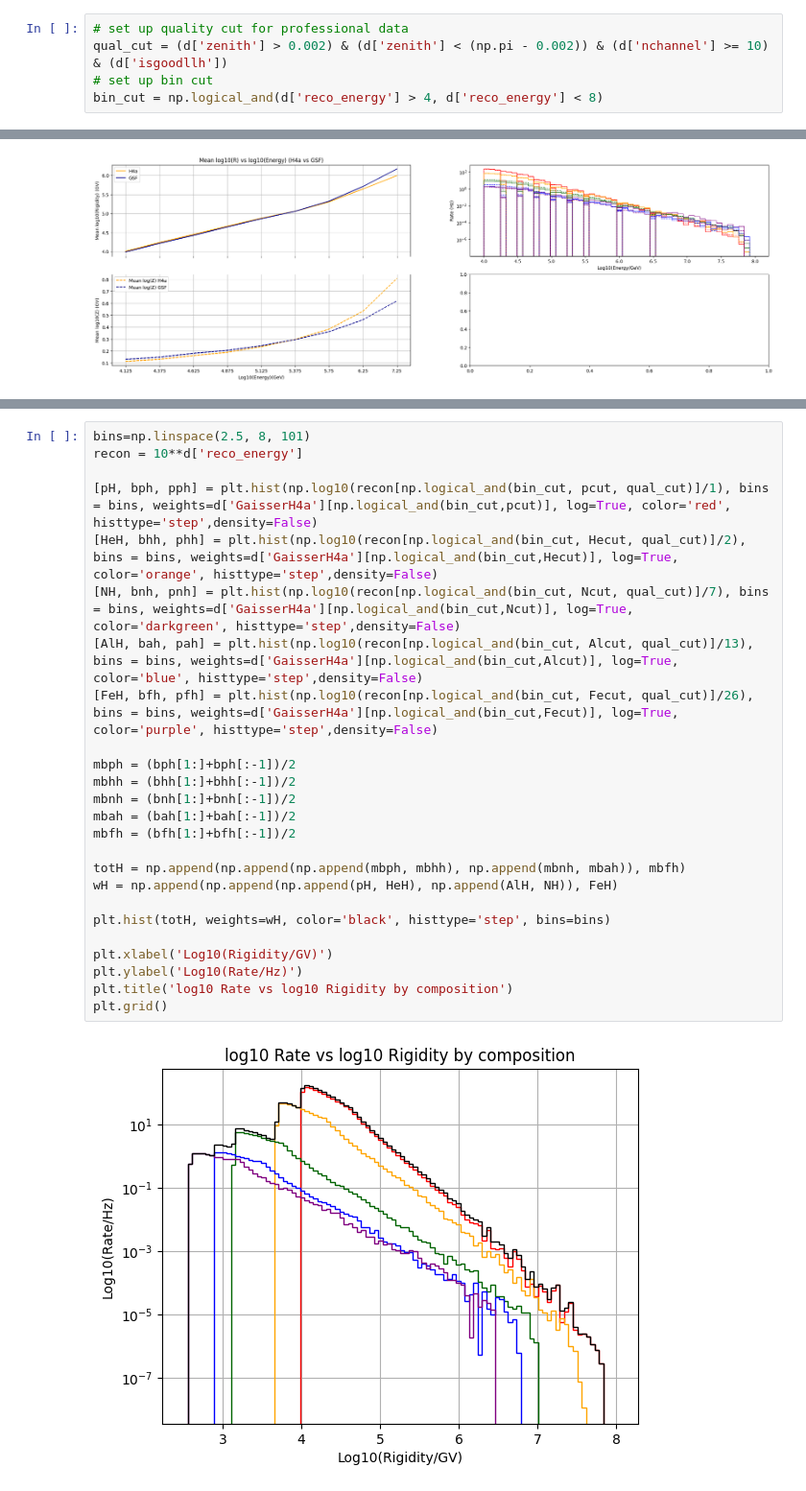
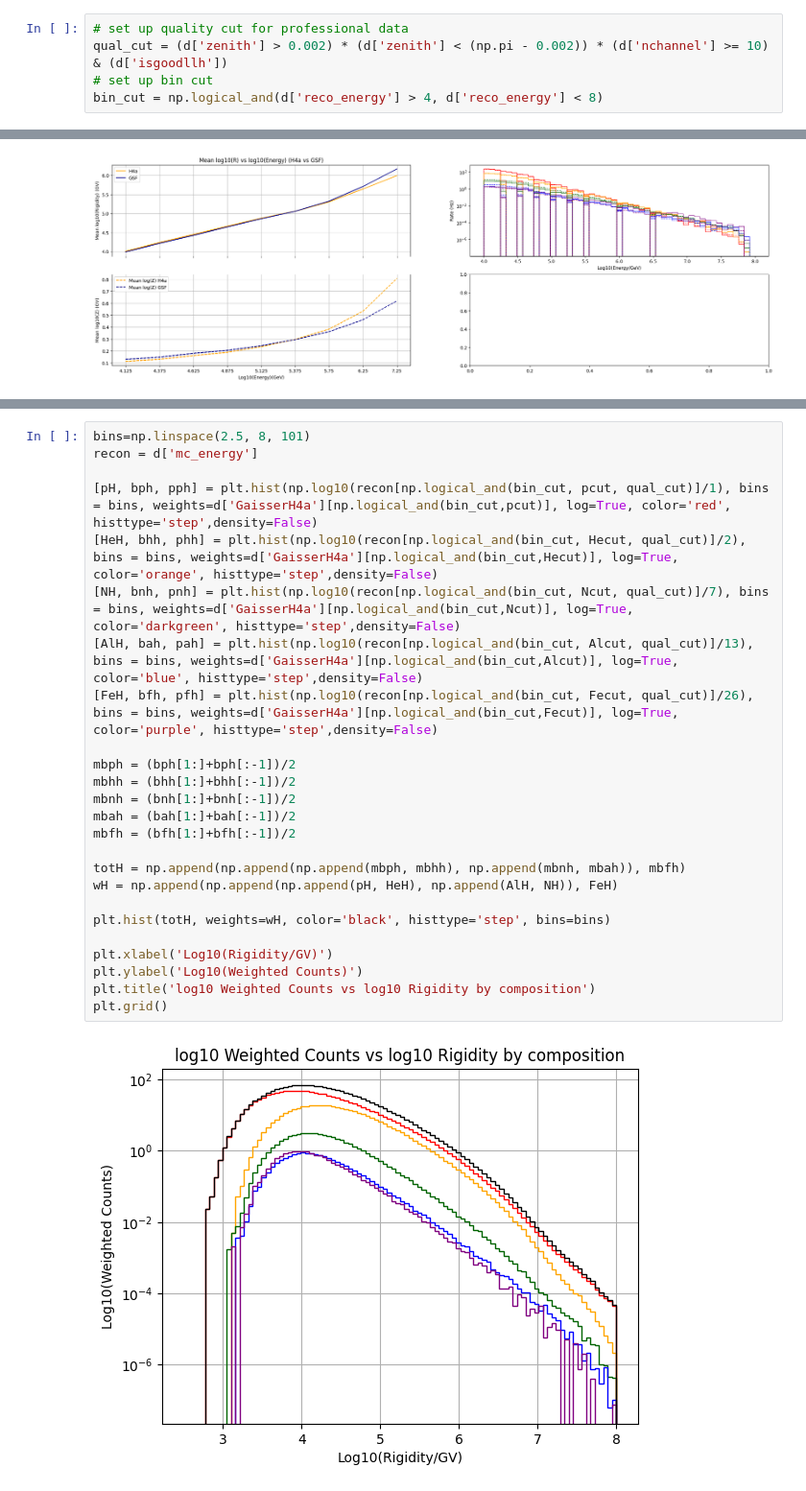
Before and after one commit to fmcnallyi3/it_anisotropy, a Jupyter notebook: rigidity/reco_energy.ipynb, the cells around one changed output, grey strips where cells are left out. Shown at 96% size. Cells and saved outputs as stored; diff of their text form.

```diff
--- a/rigidity/reco_energy.ipynb
+++ b/rigidity/reco_energy.ipynb
@@ -14,7 +14,7 @@ print(list(d.keys()))
 ['nchannel', 'llhZen', 'llhAz', 'zenith', 'azimuth', 'mc_energy', 'type', 'isgoodllh', 'ndir', 'ldir', 'rlogl', 'atmosphere', 'TriggID_1006', 'cogx', 'cogy', 'cogz', 'logMuE', 'energy', 'GaisserH3a',  ...
 # %%
 # set up quality cut for professional data
-qual_cut = (d['zenith'] > 0.002) & (d['zenith'] < (np.pi - 0.002)) & (d['nchannel'] >= 10) & (d['isgoodllh'])
+qual_cut = (d['zenith'] > 0.002) * (d['zenith'] < (np.pi - 0.002)) * (d['nchannel'] >= 10) & (d['isgoodllh'])
 # set up bin cut
 bin_cut = np.logical_and(d['reco_energy'] > 4, d['reco_energy'] < 8)
 # %%
@@ -525,27 +577,27 @@ for i in BINS:
 # %%
 bins=np.linspace(2.5, 8, 101)
-recon = 10**d['reco_energy']
+recon = d['mc_energy']
 
 [pH, bph, pph] = plt.hist(np.log10(recon[np.logical_and(bin_cut, pcut, qual_cut)]/1), bins = bins, weights=d['GaisserH4a'][np.logical_and(bin_cut,pcut)], log=True, color='red', histtype='step',density=False)
 [HeH, bhh, phh] = plt.hist(np.log10(recon[np.logical_and(bin_cut, Hecut, qual_cut)]/2), bins = bins, weights=d['GaisserH4a'][np.logical_and(bin_cut,Hecut)], log=True, color='orange', histtype='step',density=False)
 [NH, bnh, pnh] = plt.hist(np.log10(recon[np.logical_and(bin_cut, Ncut, qual_cut)]/7), bins = bins, weights=d['GaisserH4a'][np.logical_and(bin_cut,Ncut)], log=True, color='darkgreen', histtype='step',density=False)
 [AlH, bah, pah] = plt.hist(np.log10(recon[np.logical_and(bin_cut, Alcut, qual_cut)]/13), bins = bins, weights=d['GaisserH4a'][np.logical_and(bin_cut,Alcut)], log=True, color='blue', histtype='step',density=False)
 [FeH, bfh, pfh] = plt.hist(np.log10(recon[np.logical_and(bin_cut, Fecut, qual_cut)]/26), bins = bins, weights=d['GaisserH4a'][np.logical_and(bin_cut,Fecut)], log=True, color='purple', histtype='step',density=False)
 
 mbph = (bph[1:]+bph[:-1])/2
 mbhh = (bhh[1:]+bhh[:-1])/2
 mbnh = (bnh[1:]+bnh[:-1])/2
 mbah = (bah[1:]+bah[:-1])/2
 mbfh = (bfh[1:]+bfh[:-1])/2
 
 totH = np.append(np.append(np.append(mbph, mbhh), np.append(mbnh, mbah)), mbfh)
 wH = np.append(np.append(np.append(pH, HeH), np.append(AlH, NH)), FeH)
 
 plt.hist(totH, weights=wH, color='black', histtype='step', bins=bins)
 
 plt.xlabel('Log10(Rigidity/GV)')
-plt.ylabel('Log10(Rate/Hz)')
-plt.title('log10 Rate vs log10 Rigidity by composition')
+plt.ylabel('Log10(Weighted Counts)')
+plt.title('log10 Weighted Counts vs log10 Rigidity by composition')
 plt.grid()
 # %% [output]
-[figure, old version]
+[figure, new version]
```
Also changed, not shown: parts of 13 cells of this notebook.
